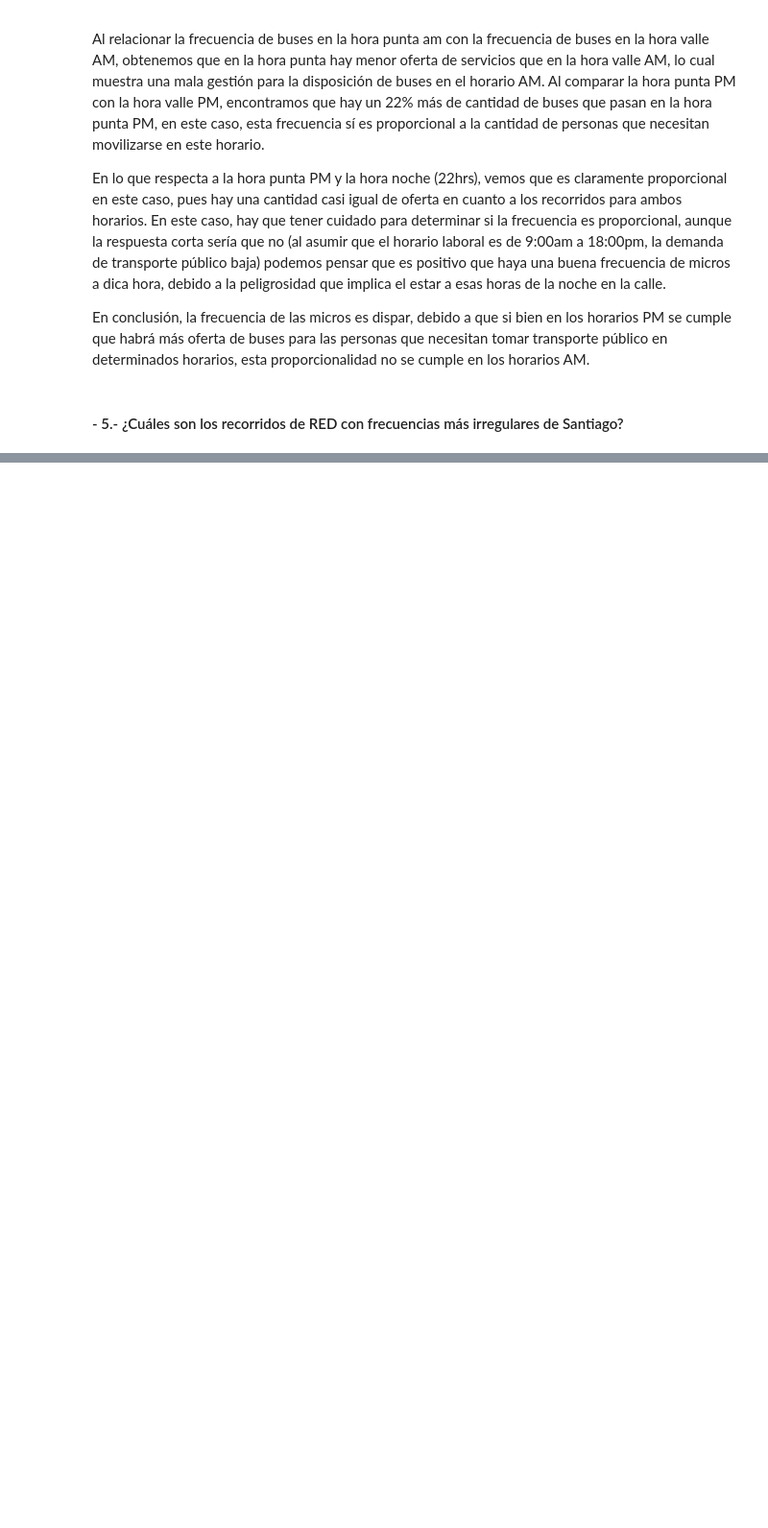
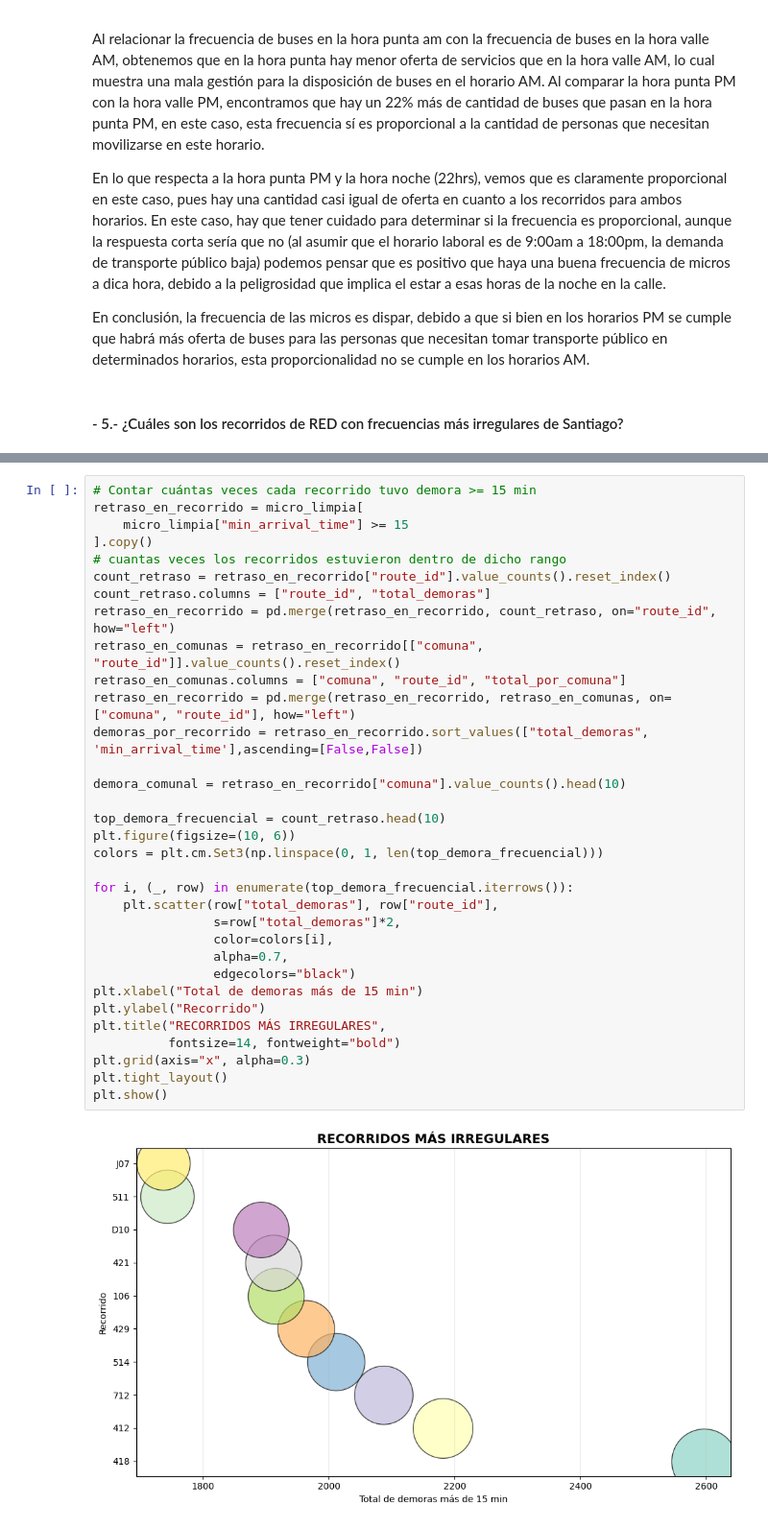
Before and after one commit to vpardoss/squadecaedro, a Jupyter notebook: notebooks/squadecaedro_entrega.ipynb, the cells around one changed output, grey strips where cells are left out. Shown at 96% size. Cells and saved outputs as stored; diff of their text form; blank space fills up the shorter version.

```diff
--- a/notebooks/squadecaedro_entrega.ipynb
+++ b/notebooks/squadecaedro_entrega.ipynb
@@ -444,0 +444,35 @@ Sí, es posble contestar esta pregunta. Teniendo considerado que nuestra base de
+# %%
+# Contar cuántas veces cada recorrido tuvo demora >= 15 min
+retraso_en_recorrido = micro_limpia[
+    micro_limpia["min_arrival_time"] >= 15
+].copy()
+# cuantas veces los recorridos estuvieron dentro de dicho rango
+count_retraso = retraso_en_recorrido["route_id"].value_counts().reset_index()
+count_retraso.columns = ["route_id", "total_demoras"]
+retraso_en_recorrido = pd.merge(retraso_en_recorrido, count_retraso, on="route_id", how="left")
+retraso_en_comunas = retraso_en_recorrido[["comuna", "route_id"]].value_counts().reset_index()
+retraso_en_comunas.columns = ["comuna", "route_id", "total_por_comuna"]
+retraso_en_recorrido = pd.merge(retraso_en_recorrido, retraso_en_comunas, on=["comuna", "route_id"], how="left")
+demoras_por_recorrido = retraso_en_recorrido.sort_values(["total_demoras", 'min_arrival_time'],ascending=[False,False])
+
+demora_comunal = retraso_en_recorrido["comuna"].value_counts().head(10)
+
+top_demora_frecuencial = count_retraso.head(10)
+plt.figure(figsize=(10, 6))
+colors = plt.cm.Set3(np.linspace(0, 1, len(top_demora_frecuencial)))
+
+for i, (_, row) in enumerate(top_demora_frecuencial.iterrows()):
+    plt.scatter(row["total_demoras"], row["route_id"],
+                s=row["total_demoras"]*2,
+                color=colors[i],
+                alpha=0.7,
+                edgecolors="black")
+plt.xlabel("Total de demoras más de 15 min")
+plt.ylabel("Recorrido")
+plt.title("RECORRIDOS MÁS IRREGULARES",
+          fontsize=14, fontweight="bold")
+plt.grid(axis="x", alpha=0.3)
+plt.tight_layout()
+plt.show()
+# %% [output]
+[figure, added]
```
Also changed, not shown: parts of 7 cells of this notebook.
